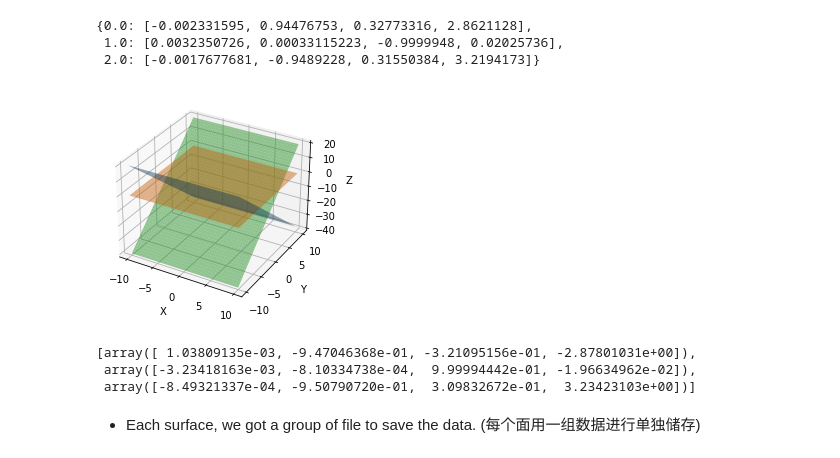
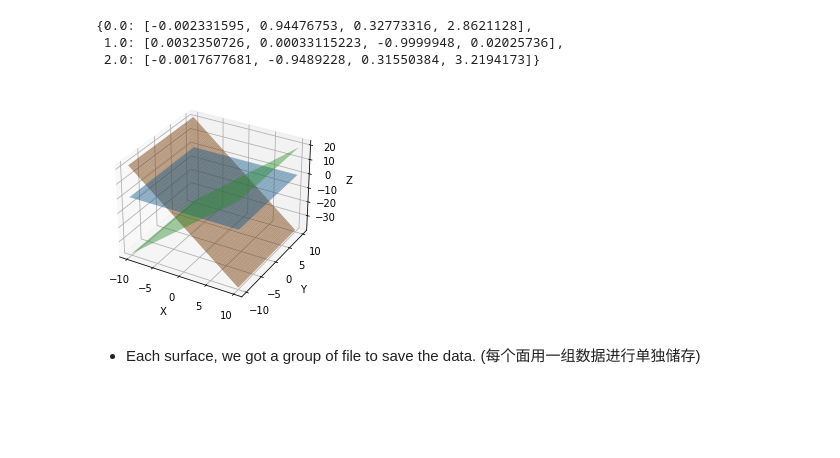
Before and after one commit to StonecoldLi/Pt2FE, a Jupyter notebook: auto_version/demo.ipynb, the cells around one changed output. Saved outputs shown, nothing was run; the diff lists cells and outputs as text; code cells hidden in the pictures; blank space fills up the shorter version.

```diff
--- a/auto_version/demo.ipynb
+++ b/auto_version/demo.ipynb
@@ -269,38 +330,33 @@ import numpy as np
 from mpl_toolkits.mplot3d import Axes3D
 # %%
 #visualize the planes that we fitted
-planes_fig = list(plane_coef.values())
+#planes_fig = list(plane_coef.values())
+planes_fig = refined_planes
 
 # 创建数据点
 x = np.linspace(-10, 10, 100) #绘图范围
 y = np.linspace(-10, 10, 100)
 x, y = np.meshgrid(x, y)
 
 # 创建3D图形
 fig = plt.figure()
 plt3d = fig.add_subplot(111, projection='3d')
 
 # 绘制多个平面
 for plane in planes_fig:
     A, B, C, D = plane
     z = (-A * x - B * y - D) / C
     plt3d.plot_surface(x, y, z, alpha=0.5)
 
 # 设置坐标轴标签
 plt3d.set_xlabel('X')
 plt3d.set_ylabel('Y')
 plt3d.set_zlabel('Z')
 
 # 显示图形
 plt.show()
 # %% [output]
-[figure, old version]
+[figure, new version]
-# %%
-refined_planes
-# %% [output]
-[array([ 1.03809135e-03, -9.47046368e-01, -3.21095156e-01, -2.87801031e+00]),
- array([-3.23418163e-03, -8.10334738e-04,  9.99994442e-01, -1.96634962e-02]),
- array([-8.49321337e-04, -9.50790720e-01,  3.09832672e-01,  3.23423103e+00])]
 # %% [markdown]
 - Each surface, we got a group of file to save the data. (每个面用一组数据进行单独储存)
 # %%
```
Also changed, not shown: parts of 29 cells of this notebook, 30 other files.
